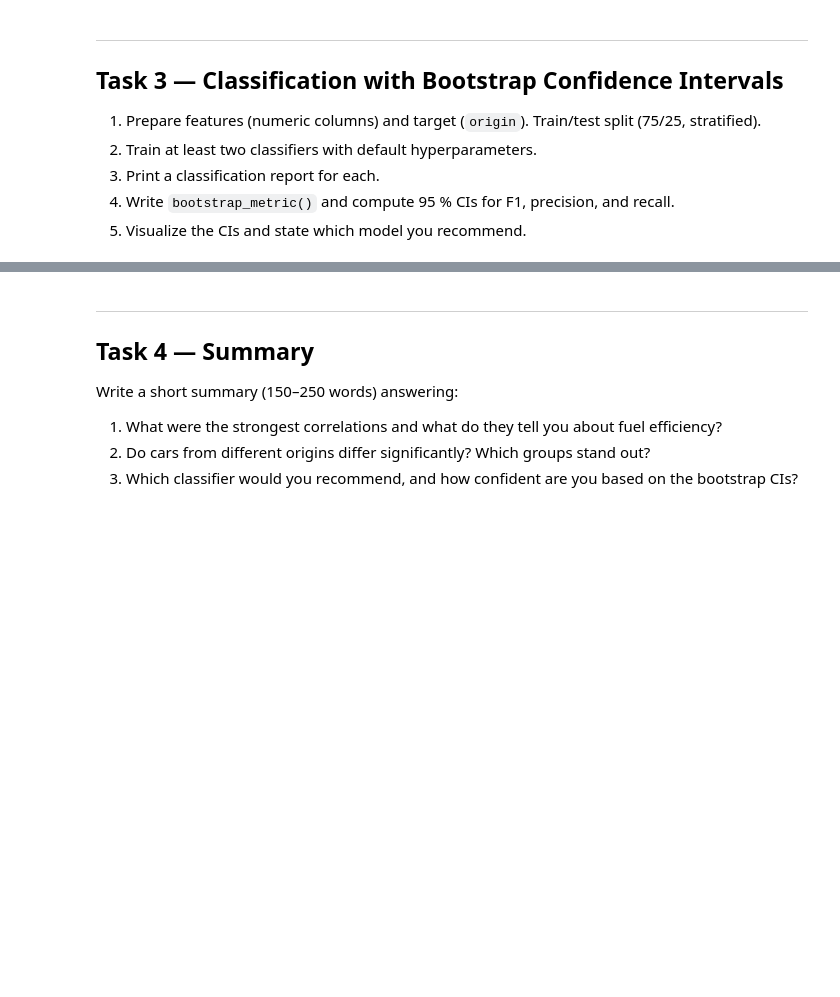
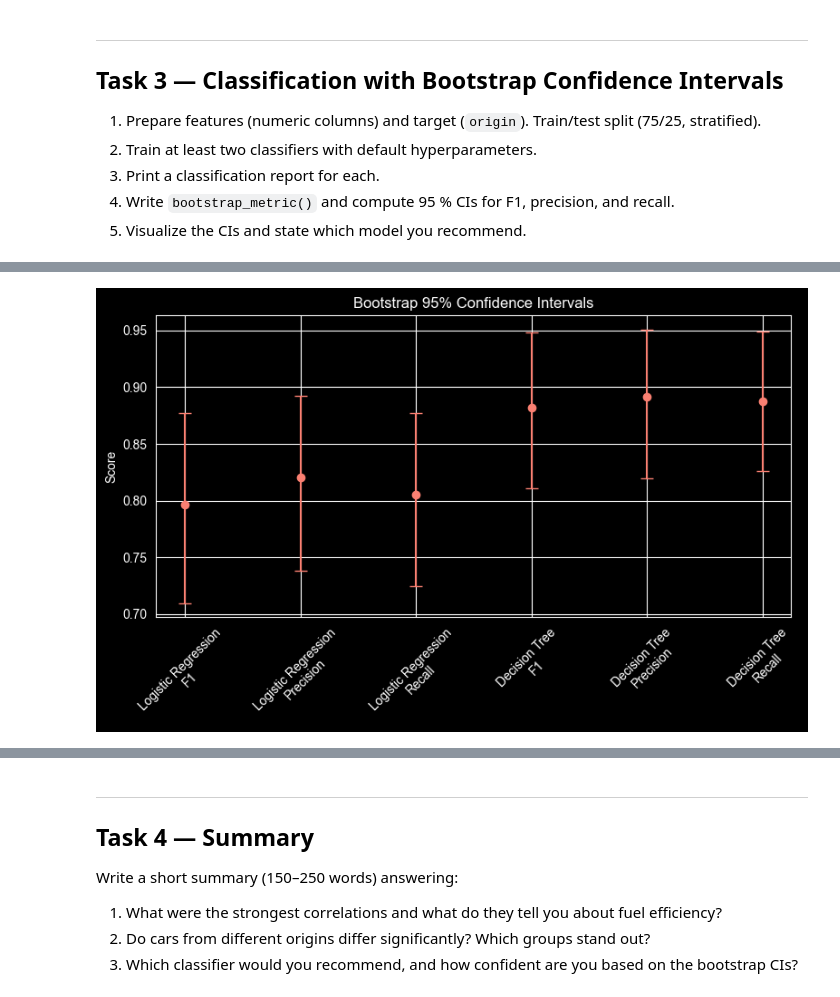
Before and after one commit to Data-AI-IDDA/m3-13-assessment, a Jupyter notebook: m3-13-assessment.ipynb, the cells around one changed output, grey strips where cells are left out. Saved outputs shown, nothing was run; the diff lists cells and outputs as text; code cells hidden in the pictures; blank space fills up the shorter version.

```diff
--- a/m3-13-assessment.ipynb
+++ b/m3-13-assessment.ipynb
@@ -67,0 +360,10 @@ Your answer here…
+# %%
+# Effect size for Kruskal-Wallis (Epsilon-squared (ε²))
+H, p = kruskal(usa, europe, japan)
+
+n = len(mpg)
+k = 3
+
+epsilon_squared = (H - k + 1) / (n - k)
+
+print(f"Epsilon-squared: {epsilon_squared:.4f}")
@@ -81,8 +454,8 @@ from sklearn.metrics import classification_report, f1_score, precision_score, re
 numeric_cols = ["mpg", "cylinders", "displacement", "horsepower",
                 "weight", "acceleration", "model_year"]
 
-X = mpg[numeric_cols].values
-y = mpg["origin"].values
+X = mpg[numeric_cols]
+y = mpg["origin"]
 
 X_train, X_test, y_train, y_test = train_test_split(
     X, y, test_size=0.25, stratify=y, random_state=SEED
@@ -119,0 +595,34 @@ Your answer here…
+# %%
+# Visualize bootstrap CIs (dot-and-whisker or grouped bar chart)
+fig, ax = plt.subplots(figsize=(8,5))
+
+labels = []
+means = []
+lower_err = []
+upper_err = []
+
+for model in results:
+    for metric in results[model]:
+        mean, low, high = results[model][metric]
+
+        labels.append(f"{model}\n{metric}")
+        means.append(mean)
+        lower_err.append(mean - low)
+        upper_err.append(high - mean)
+
+ax.errorbar(
+    labels,
+    means,
+    yerr=[lower_err, upper_err],
+    fmt='o',
+    capsize=5,
+    color = "salmon"
+)
+
+ax.set_ylabel("Score")
+ax.set_title("Bootstrap 95% Confidence Intervals")
+plt.xticks(rotation=45)
+plt.tight_layout()
+plt.show()
+# %% [output]
+[figure, added]
```
Also changed, not shown: parts of 41 cells of this notebook, 1 other file.
